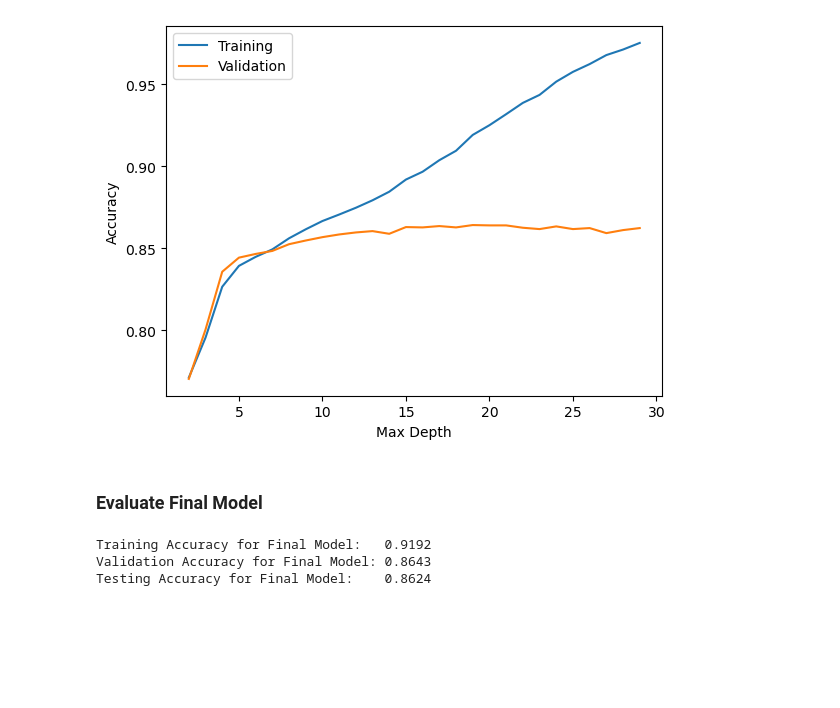
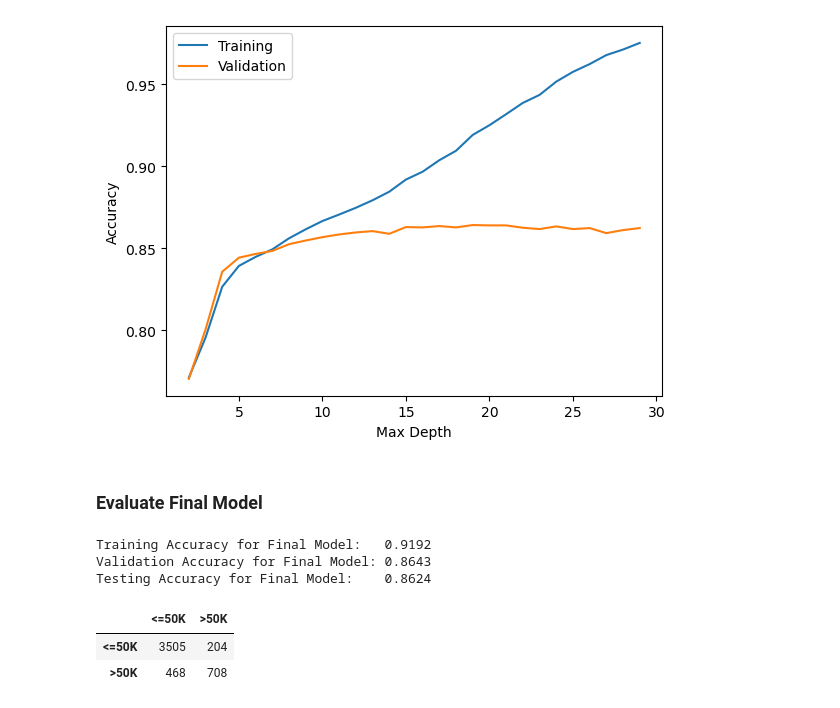
Before and after one commit to slylockfox/Maryville-DSCI-503-2, a Jupyter notebook: HW_08_Snyder.ipynb, the cells around one changed output. Saved outputs shown, nothing was run; the diff lists cells and outputs as text; code cells hidden in the pictures; blank space fills up the shorter version.

```diff
--- a/HW_08_Snyder.ipynb
+++ b/HW_08_Snyder.ipynb
@@ -405,3 +405,21 @@ print (f'Testing Accuracy for Final Model:    {round(final_model.score(X2_test,
 Training Accuracy for Final Model:   0.9192
 Validation Accuracy for Final Model: 0.8643
 Testing Accuracy for Final Model:    0.8624
+# %%
+# Use your final model to generate predictions for the test set, storing them in a variable named test_pred.
+test_pred = final_model.predict(X2_test)
+
+# Create a confusion matrix by passing y2_test and test_pred to the function confusion_matrix() from Scikit-Learn. This
+# function returns a NumPy array. Store this array in a variable,
+cm = confusion_matrix(y2_test, test_pred)
+
+# ...and then convert it to a DataFrame with row and column names being set equal to the valid labels, '<=50K' and '>50K'.
+labels = ['<=50K', '>50K']
+cm_df = pd.DataFrame(cm, index=labels, columns=labels)
+
+# Display the resulting DataFrame.
+cm_df.head()
+# %% [output]
+|  | <=50K | >50K |
+| <=50K | 3505 | 204 |
+| >50K | 468 | 708 |
```
Also changed, not shown: 1 other file.
